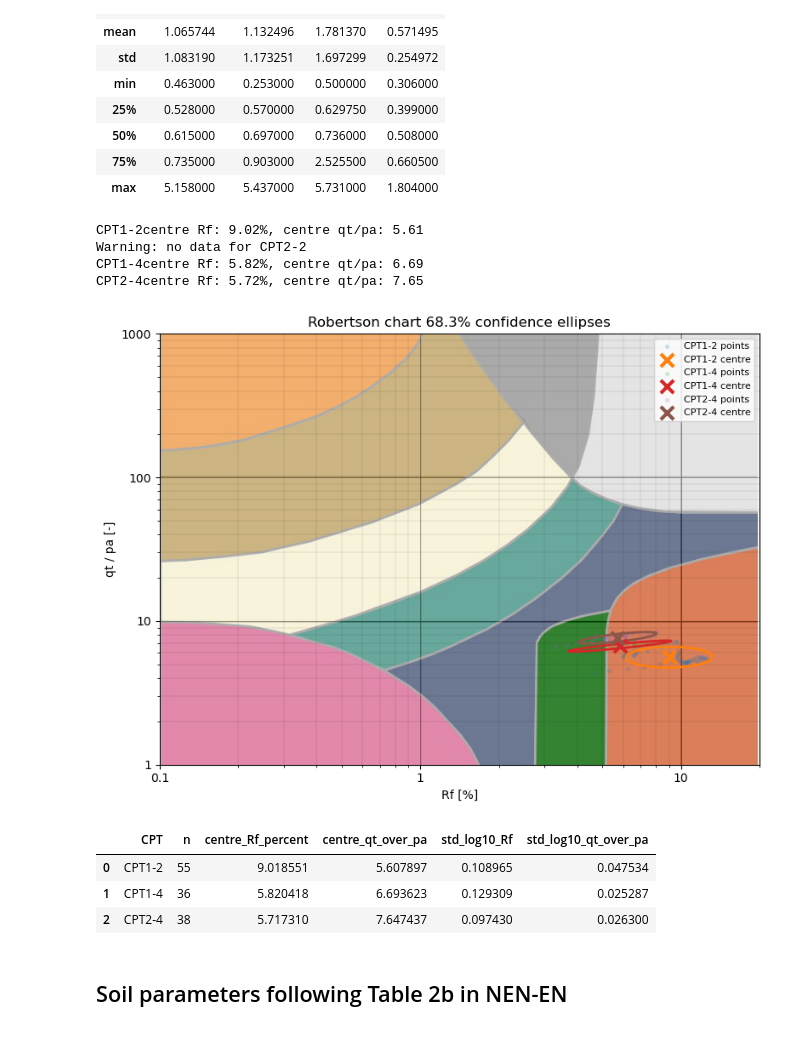
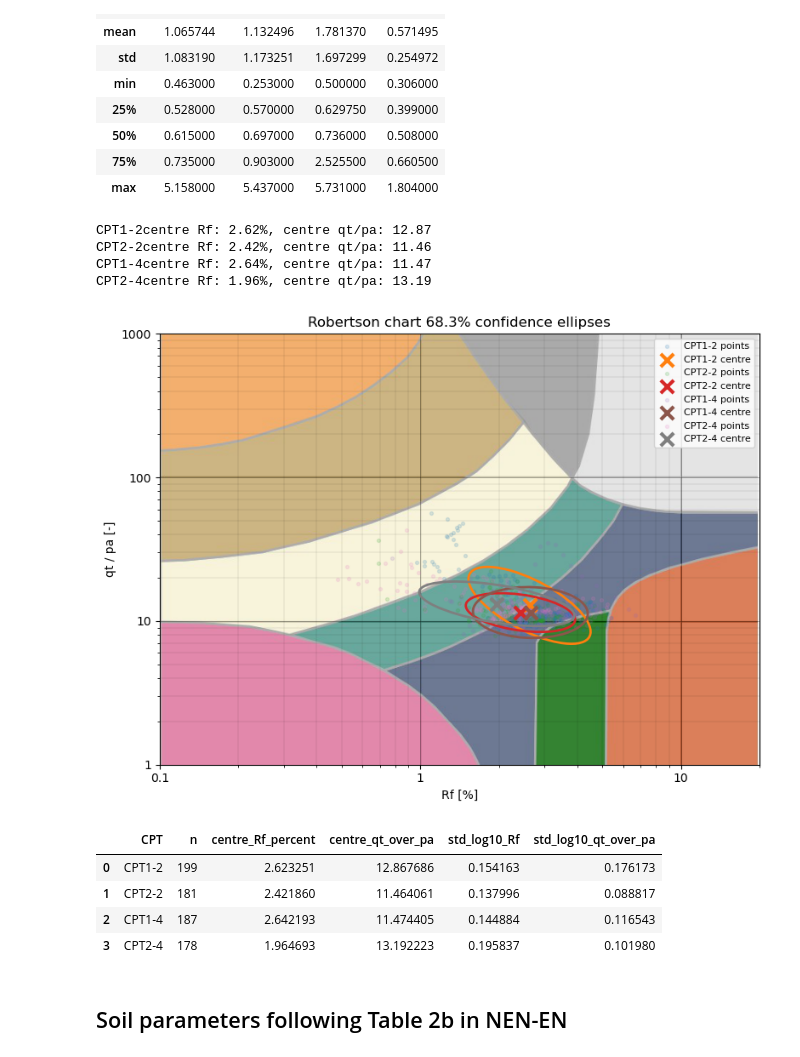
Before and after one commit to AJGoest/CPT_Analysis, a Jupyter notebook: lengkeek_vs_code/CPT_analysis.ipynb, the cells around one changed output. Saved outputs shown, nothing was run; the diff lists cells and outputs as text; code cells hidden in the pictures.

```diff
--- a/lengkeek_vs_code/CPT_analysis.ipynb
+++ b/lengkeek_vs_code/CPT_analysis.ipynb
@@ -515,22 +515,23 @@ confidence = 1.52 # Set your confidence ellipse 1.52=68.3%, 2.45=95.4%, 2.14=90%
 selected_cpts = {
     "CPT1-2": {
         "df": m1,
-        # "layers": ["Sand 2", "Sand 3", "Sand 4"],
-        "layers": ["Peat 2"], # layer just above foundation layer
+        "layers": ["Silty clay / clayey silt 2", "Clay & silt 3", "Clay & silt 4"],
+        # "layers": ["Peat 2"], # layer just above foundation layer
     },
     "CPT2-2": {
         "df": m2,
-        "layers": ["Peat 3"], # just above the foundation layer
+        # "layers": ["Peat 3"], # just above the foundation layer
+        "layers": ["Silty clay / clayey silt 2", "Clay & silt 3", "Silty clay / clayey silt 3", "Clay & silt 4", "Silty clay / clayey silt 4",],
     },
     "CPT1-4": {
         "df": m3,
-        # "layers": ["Sand 2", "Sand 3", "Sand 4", "Sand 5"],
-        "layers": ["Peat 2"],
+        "layers": ["Silty clay / clayey silt 2", "Clay & silt 4", "Clay & silt 5", "Silty clay / clayey silt 3"],
+        # "layers": ["Peat 2"],
     },
     "CPT2-4": {
         "df": m4,
-    #     # "layers": ["Sand 4", "Sand 5", "Sand 6"],
-        "layers": ["Peat 2"],
+        "layers": ["Silty clay / clayey silt 4", "Silty clay / clayey silt 5", "Silty clay / clayey silt 6",],
+        # "layers": ["Peat 2"],
     },
 }
 
@@ -586,42 +587,43 @@ for name, info in selected_cpts.items():
         n_std=confidence,
         edgecolor=centre_colour,
         zorder=3
     )
 
     stats_rows.append({
         "CPT": name,
         "n": len(data),
         "centre_Rf_percent": 10 ** x_mean,
         "centre_qt_over_pa": 10 ** y_mean,
         "std_log10_Rf": np.std(x, ddof=1),
         "std_log10_qt_over_pa": np.std(y, ddof=1),
     })
 
     print(
         f"{name}"
         f"centre Rf: {10**x_mean:.2f}%, "
         f"centre qt/pa: {10**y_mean:.2f}"
     )
 
 
 ax.set_title("Robertson chart 68.3% confidence ellipses")
 ax.legend(fontsize=8, loc="best")
 
 plt.tight_layout()
 plt.show()
 
 stats_df = pd.DataFrame(stats_rows)
 display(stats_df)
 # %% [output]
-CPT1-2centre Rf: 9.02%, centre qt/pa: 5.61
-Warning: no data for CPT2-2
-CPT1-4centre Rf: 5.82%, centre qt/pa: 6.69
-CPT2-4centre Rf: 5.72%, centre qt/pa: 7.65
+CPT1-2centre Rf: 2.62%, centre qt/pa: 12.87
+CPT2-2centre Rf: 2.42%, centre qt/pa: 11.46
+CPT1-4centre Rf: 2.64%, centre qt/pa: 11.47
+CPT2-4centre Rf: 1.96%, centre qt/pa: 13.19
-[figure, old version]
+[figure, new version]
 |  | CPT | n | centre_Rf_percent | centre_qt_over_pa | std_log10_Rf | std_log10_qt_over_pa |
-| 0 | CPT1-2 | 55 | 9.018551 | 5.607897 | 0.108965 | 0.047534 |
-| 1 | CPT1-4 | 36 | 5.820418 | 6.693623 | 0.129309 | 0.025287 |
-| 2 | CPT2-4 | 38 | 5.717310 | 7.647437 | 0.097430 | 0.026300 |
+| 0 | CPT1-2 | 199 | 2.623251 | 12.867686 | 0.154163 | 0.176173 |
+| 1 | CPT2-2 | 181 | 2.421860 | 11.464061 | 0.137996 | 0.088817 |
+| 2 | CPT1-4 | 187 | 2.642193 | 11.474405 | 0.144884 | 0.116543 |
+| 3 | CPT2-4 | 178 | 1.964693 | 13.192223 | 0.195837 | 0.101980 |
 # %% [markdown]
 ## Soil parameters following Table 2b in NEN-EN
 # %%
```
